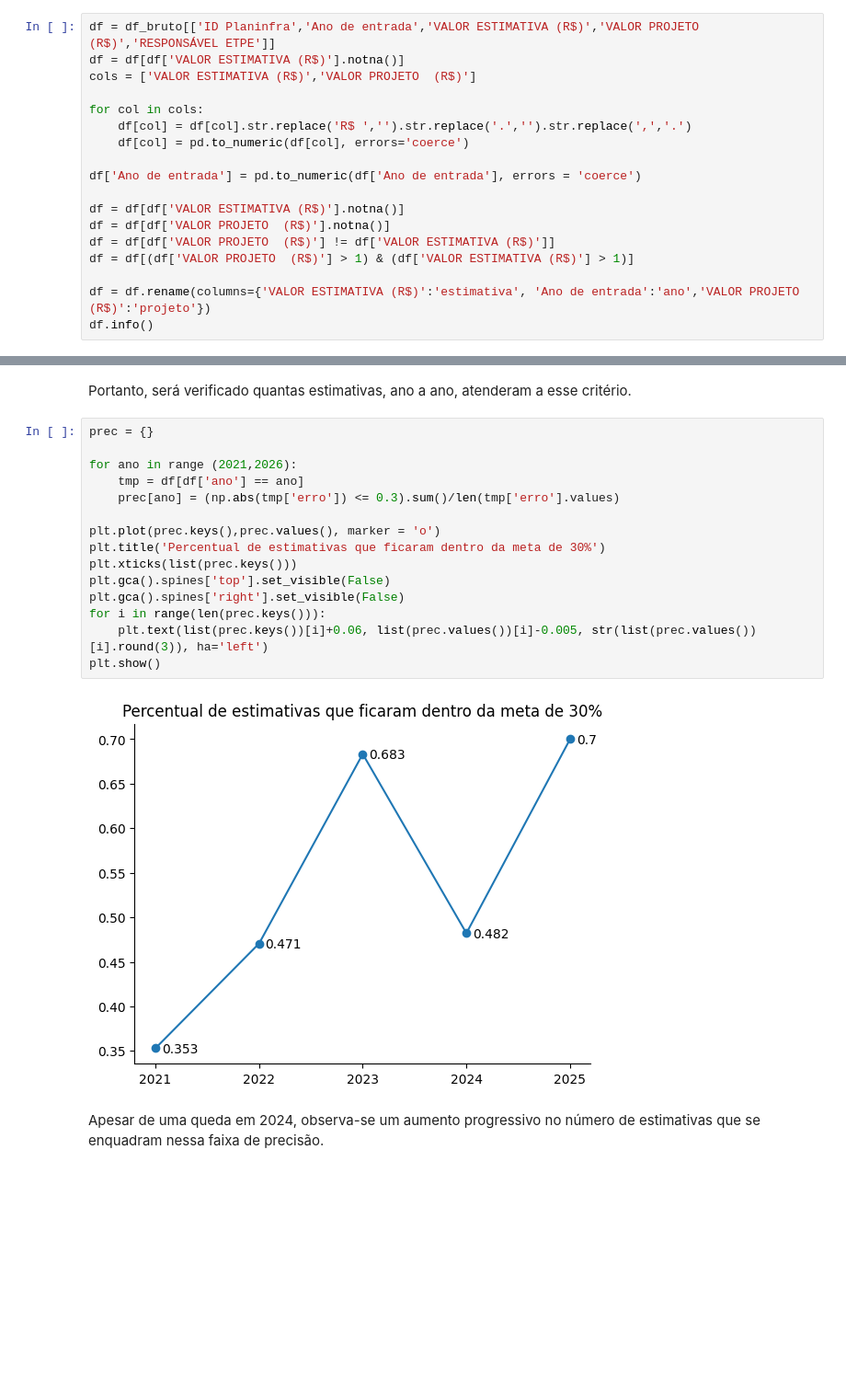
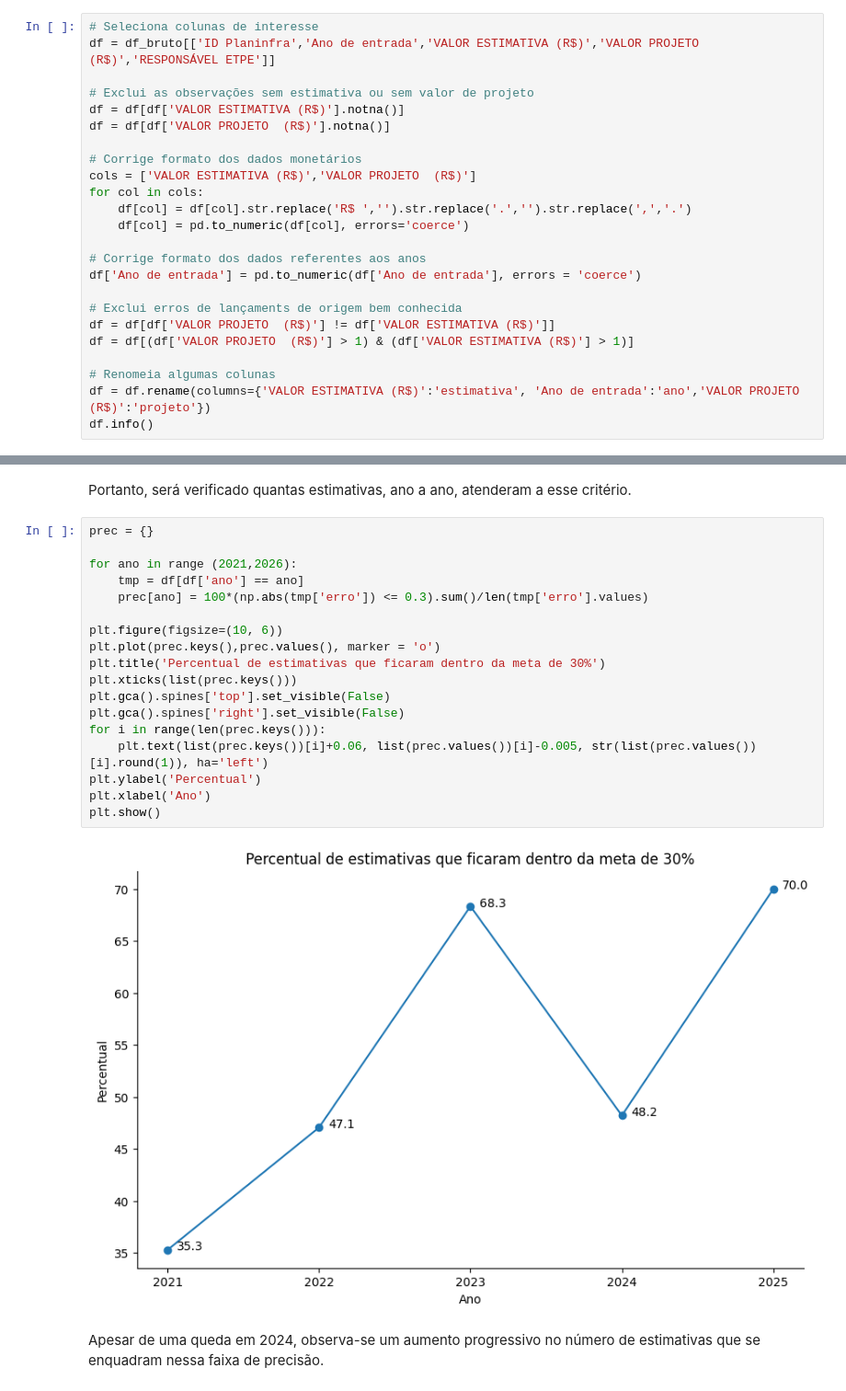
Before and after one commit to labrego-scp/portfolio, a Jupyter notebook: ecp_analysis.ipynb, the cells around one changed output, grey strips where cells are left out. Shown: that part at 92% size. Cells and saved outputs as stored; diff of their text form; blank space fills up the shorter version.

```diff
--- a/ecp_analysis.ipynb
+++ b/ecp_analysis.ipynb
@@ -32,21 +33,27 @@ Neste item são realizados:
 - a remoção de `NaN`, e
 - os ajustes de formato para análise posterior.
 # %%
+# Seleciona colunas de interesse
 df = df_bruto[['ID Planinfra','Ano de entrada','VALOR ESTIMATIVA (R$)','VALOR PROJETO  (R$)','RESPONSÁVEL ETPE']]
+
+# Exclui as observações sem estimativa ou sem valor de projeto
 df = df[df['VALOR ESTIMATIVA (R$)'].notna()]
+df = df[df['VALOR PROJETO  (R$)'].notna()]
+
+# Corrige formato dos dados monetários
 cols = ['VALOR ESTIMATIVA (R$)','VALOR PROJETO  (R$)']
-
 for col in cols:
     df[col] = df[col].str.replace('R$ ','').str.replace('.','').str.replace(',','.')
     df[col] = pd.to_numeric(df[col], errors='coerce')
 
+# Corrige formato dos dados referentes aos anos
 df['Ano de entrada'] = pd.to_numeric(df['Ano de entrada'], errors = 'coerce')
 
-df = df[df['VALOR ESTIMATIVA (R$)'].notna()]
-df = df[df['VALOR PROJETO  (R$)'].notna()]
+# Exclui erros de lançaments de origem bem conhecida
 df = df[df['VALOR PROJETO  (R$)'] != df['VALOR ESTIMATIVA (R$)']]
 df = df[(df['VALOR PROJETO  (R$)'] > 1) & (df['VALOR ESTIMATIVA (R$)'] > 1)]
 
+# Renomeia algumas colunas
 df = df.rename(columns={'VALOR ESTIMATIVA (R$)':'estimativa', 'Ano de entrada':'ano','VALOR PROJETO  (R$)':'projeto'})
 df.info()
 # %% [output]
@@ -196,20 +215,23 @@ Portanto, será verificado quantas estimativas, ano a ano, atenderam a esse crit
 # %%
 prec = {}
 
 for ano in range (2021,2026):
     tmp = df[df['ano'] == ano]
-    prec[ano] = (np.abs(tmp['erro']) <= 0.3).sum()/len(tmp['erro'].values)
+    prec[ano] = 100*(np.abs(tmp['erro']) <= 0.3).sum()/len(tmp['erro'].values)
 
+plt.figure(figsize=(10, 6))
 plt.plot(prec.keys(),prec.values(), marker = 'o')
 plt.title('Percentual de estimativas que ficaram dentro da meta de 30%')
 plt.xticks(list(prec.keys()))
 plt.gca().spines['top'].set_visible(False)
 plt.gca().spines['right'].set_visible(False)
 for i in range(len(prec.keys())):
-    plt.text(list(prec.keys())[i]+0.06, list(prec.values())[i]-0.005, str(list(prec.values())[i].round(3)), ha='left')
+    plt.text(list(prec.keys())[i]+0.06, list(prec.values())[i]-0.005, str(list(prec.values())[i].round(1)), ha='left')
+plt.ylabel('Percentual')
+plt.xlabel('Ano')
 plt.show()
 # %% [output]
-[figure, old version]
+[figure, new version]
 # %% [markdown]
 Apesar de uma queda em 2024, observa-se um aumento progressivo no número de estimativas que se enquadram nessa faixa de precisão.
 # %% [markdown]
```
Also changed, not shown: parts of 20 cells of this notebook.
